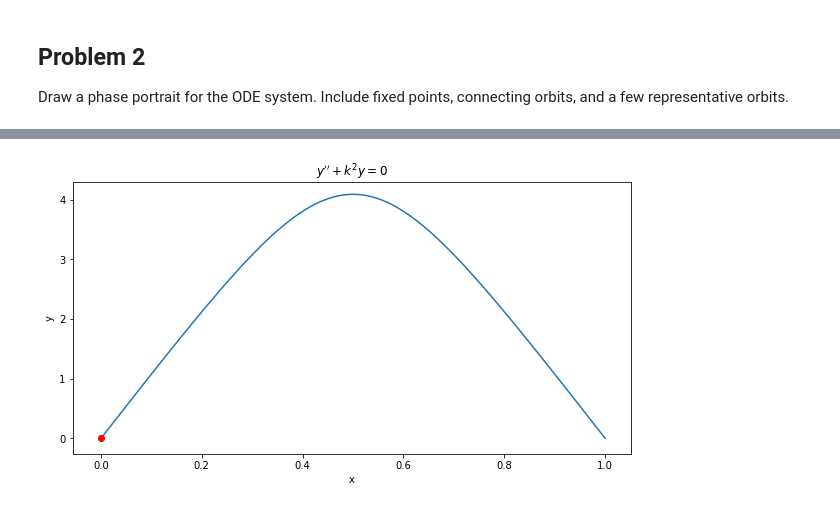
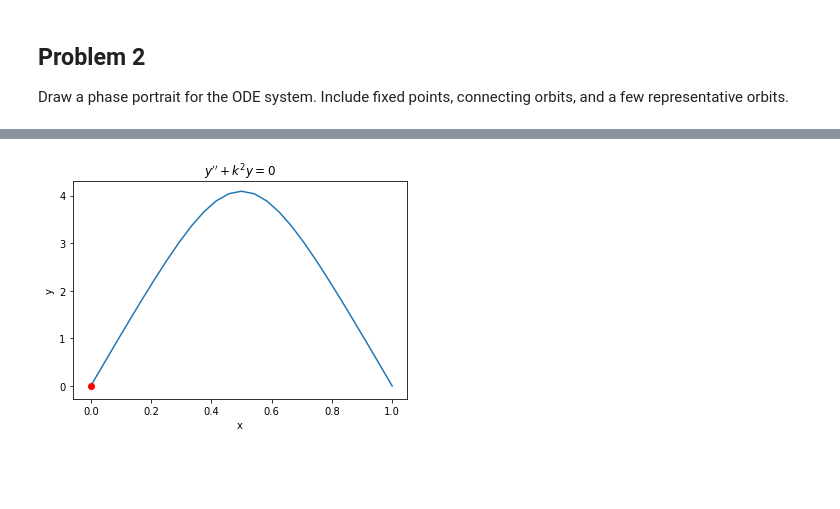
Before and after one commit to kylrth/boundaryvalue, a Jupyter notebook: Jared_BVS.ipynb, the cells around one changed output, grey strips where cells are left out. Cells and saved outputs as stored; diff of their text form; code cells hidden in the pictures; blank space fills up the shorter version.

```diff
--- a/Jared_BVS.ipynb
+++ b/Jared_BVS.ipynb
@@ -88,26 +112,34 @@ def fun(t, y):
     ret_val = np.vstack([delta_v, delta_e])
     return ret_val
 
-v0, e0 = 1, 0.059
+eig_alpha = 0.1
+eigv, eige = -4.61, 1
+v0, e0 = 1 + eig_alpha*eigv, 0.06 - eig_alpha*eige
 vn, en = 0, 0.01
 # Define boundary condition residual
 def bcs(ya, yb):
-    return np.array([ya[0]-v0 + ya[1]-e0, yb[0]-vn + yb[1]-en])
+    return np.array([ya[0]-v0, ya[1]-e0])
 
 # Init time and boundary conditions
-t = np.linspace(0, 20, 100)
+t1 = np.linspace(0, 6, 10)
+t2 = np.linspace(0, 6, 800)
 bc = np.array([v0, e0])
-y = bc.reshape((-1,1)) * np.ones((2,len(t)))
+y = bc.reshape((-1,1)) * np.ones((2,len(t1)))
 
 # Solve the ODE
-solution = solve_bvp(fun=fun, bc=bcs, x=t, y=y)
+sol = solve_bvp(fun=fun, bc=bcs, x=t1, y=y).sol
+print("Sol:", sol)
+sol1 = solve_bvp(fun=fun, bc=bcs, x=t1, y=y).sol(t1)
+sol2 = solve_bvp(fun=fun, bc=bcs, x=t1, y=y).sol(t2)
 
 # Plot it all
-plt.plot(solution.sol(t)[0], solution.sol(t)[1])
-plt.scatter(solution.sol(t)[0][0], solution.sol(t)[1][0], color='red', zorder=3)
+plt.plot(sol1[0], sol1[1], linewidth=4, label="Sol1")
+plt.plot(sol2[0], sol2[1], '--', linewidth=2, label="Sol2")
+plt.scatter(sol1[0][0], sol1[1][0], color='red', zorder=3)
 plt.scatter([0], [0], color='green')
 plt.xlabel("v")
 plt.ylabel("e")
 plt.title("Boundary Value Solver for a Connecting Orbit")
+plt.legend()
 plt.show()
 # %% [output]
@@ -115,25 +148,35 @@ plt.show()
 # %%
+k = 1
 def fun(x, y):
+    """
+    Params:
+    x (m,) ndarray: the number of points to be
+    y (n,m) ndarray
+    Returns:
+    y' (n,m) ndarray
+    """
+    assert y.shape[1] == x.shape[0], "Invalid y shape, {}".format(y.shape)
     return np.vstack((y[1], -np.exp(y[0])))
 
 def bc(ya, yb):
     return np.array([ya[0], yb[0]])
 
-x = np.linspace(0, 1, 100)
-y = np.zeros((2, x.size))
+x = np.linspace(0, 1, 25)
+y = np.zeros((2, x.size)) # first row is y, second row is y'
 y[0] = 3
+y[1] = 3
 # print(y)
 
 sol = solve_bvp(fun, bc, x, y).sol(x)
 # print(sol)
 
 plt.plot(x, sol[0])
 # plt.plot(x, sol[1])
 plt.scatter(x[0], sol[0][0], color='red', zorder=3)
 plt.xlabel("x")
 plt.ylabel("y")
 plt.title(r"$y'' + k^2y = 0$")
 plt.show()
 # %% [output]
-[figure, old version]
+[figure, new version]
 # %%
```
Also changed, not shown: parts of 10 cells of this notebook, 2 other files.
